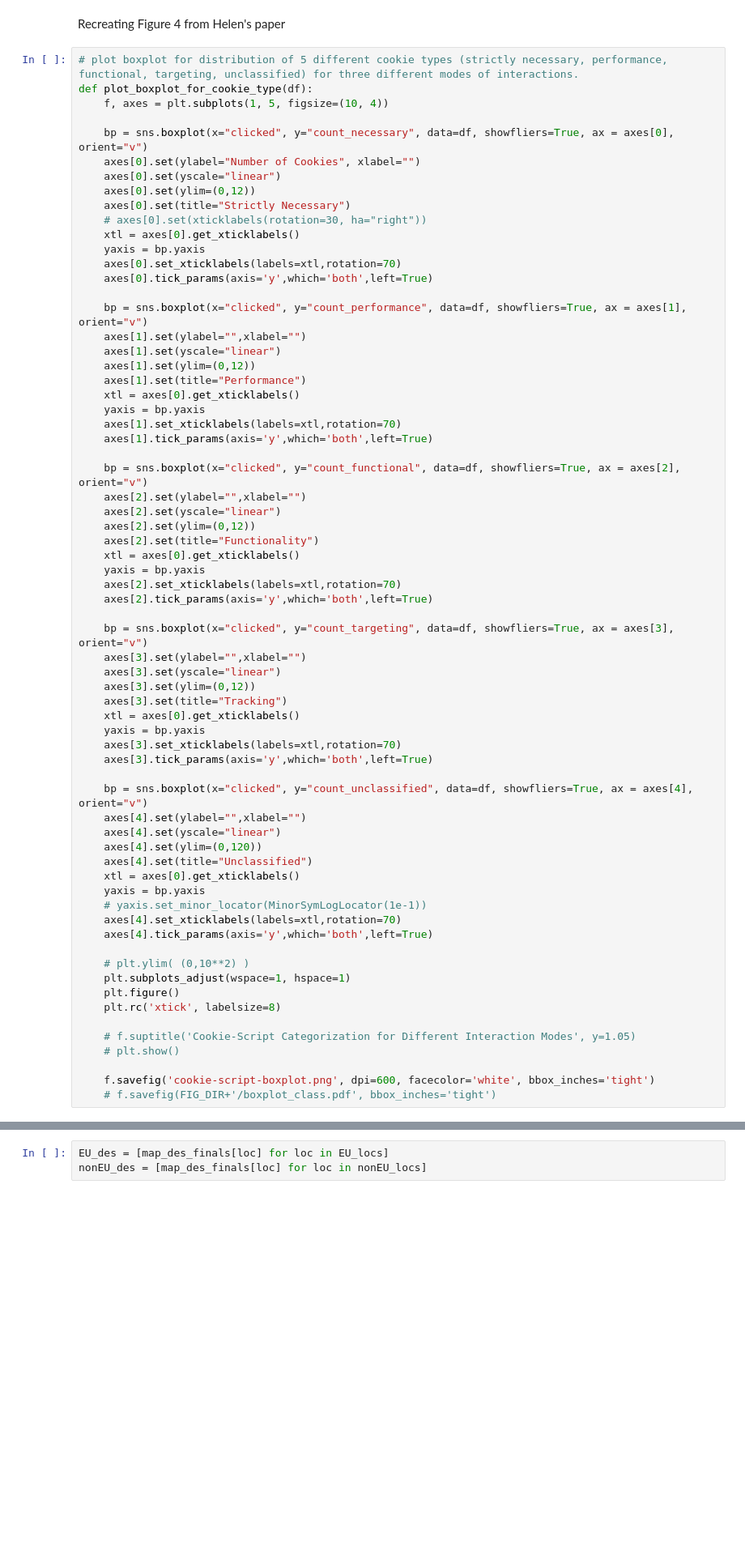
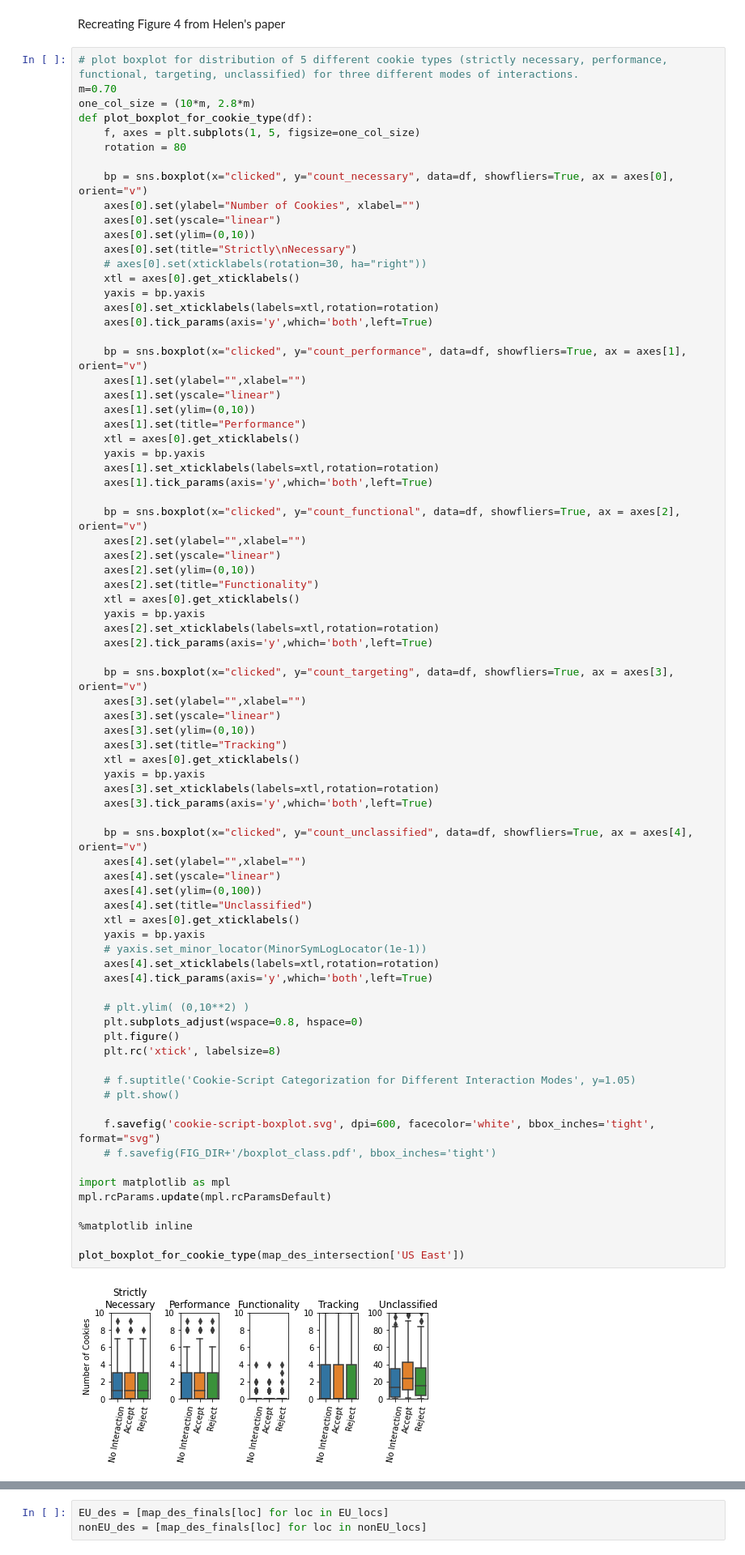
Before and after one commit to maxwellmlin/dataverse-files, a Jupyter notebook: reproducibility/analysis.ipynb, the cells around one changed output, grey strips where cells are left out. Shown at 81% size. Drawn from its saved outputs; the diff is of its cells as text; blank space fills up the shorter version.

```diff
--- a/reproducibility/analysis.ipynb
+++ b/reproducibility/analysis.ipynb
@@ -1142,68 +1137,80 @@ Error:
 Recreating Figure 4 from Helen's paper
 # %%
 # plot boxplot for distribution of 5 different cookie types (strictly necessary, performance, functional, targeting, unclassified) for three different modes of interactions.
+m=0.70
+one_col_size = (10*m, 2.8*m)
 def plot_boxplot_for_cookie_type(df):
-    f, axes = plt.subplots(1, 5, figsize=(10, 4))
+    f, axes = plt.subplots(1, 5, figsize=one_col_size)
+    rotation = 80
 
     bp = sns.boxplot(x="clicked", y="count_necessary", data=df, showfliers=True, ax = axes[0], orient="v")
     axes[0].set(ylabel="Number of Cookies", xlabel="")
     axes[0].set(yscale="linear")
-    axes[0].set(ylim=(0,12))
-    axes[0].set(title="Strictly Necessary")
+    axes[0].set(ylim=(0,10))
+    axes[0].set(title="Strictly\nNecessary")
     # axes[0].set(xticklabels(rotation=30, ha="right"))
     xtl = axes[0].get_xticklabels()
     yaxis = bp.yaxis
-    axes[0].set_xticklabels(labels=xtl,rotation=70)
+    axes[0].set_xticklabels(labels=xtl,rotation=rotation)
     axes[0].tick_params(axis='y',which='both',left=True)
 
     bp = sns.boxplot(x="clicked", y="count_performance", data=df, showfliers=True, ax = axes[1], orient="v")
     axes[1].set(ylabel="",xlabel="")
     axes[1].set(yscale="linear")
-    axes[1].set(ylim=(0,12))
+    axes[1].set(ylim=(0,10))
     axes[1].set(title="Performance")
     xtl = axes[0].get_xticklabels()
     yaxis = bp.yaxis
-    axes[1].set_xticklabels(labels=xtl,rotation=70)
+    axes[1].set_xticklabels(labels=xtl,rotation=rotation)
     axes[1].tick_params(axis='y',which='both',left=True)
 
     bp = sns.boxplot(x="clicked", y="count_functional", data=df, showfliers=True, ax = axes[2], orient="v")
     axes[2].set(ylabel="",xlabel="")
     axes[2].set(yscale="linear")
-    axes[2].set(ylim=(0,12))
+    axes[2].set(ylim=(0,10))
     axes[2].set(title="Functionality")
     xtl = axes[0].get_xticklabels()
     yaxis = bp.yaxis
-    axes[2].set_xticklabels(labels=xtl,rotation=70)
+    axes[2].set_xticklabels(labels=xtl,rotation=rotation)
     axes[2].tick_params(axis='y',which='both',left=True)
 
     bp = sns.boxplot(x="clicked", y="count_targeting", data=df, showfliers=True, ax = axes[3], orient="v")
     axes[3].set(ylabel="",xlabel="")
     axes[3].set(yscale="linear")
-    axes[3].set(ylim=(0,12))
+    axes[3].set(ylim=(0,10))
     axes[3].set(title="Tracking")
     xtl = axes[0].get_xticklabels()
     yaxis = bp.yaxis
-    axes[3].set_xticklabels(labels=xtl,rotation=70)
+    axes[3].set_xticklabels(labels=xtl,rotation=rotation)
     axes[3].tick_params(axis='y',which='both',left=True)
 
     bp = sns.boxplot(x="clicked", y="count_unclassified", data=df, showfliers=True, ax = axes[4], orient="v")
     axes[4].set(ylabel="",xlabel="")
     axes[4].set(yscale="linear")
-    axes[4].set(ylim=(0,120))
+    axes[4].set(ylim=(0,100))
     axes[4].set(title="Unclassified")
     xtl = axes[0].get_xticklabels()
     yaxis = bp.yaxis
     # yaxis.set_minor_locator(MinorSymLogLocator(1e-1))
-    axes[4].set_xticklabels(labels=xtl,rotation=70)
+    axes[4].set_xticklabels(labels=xtl,rotation=rotation)
     axes[4].tick_params(axis='y',which='both',left=True)
 
     # plt.ylim( (0,10**2) )
-    plt.subplots_adjust(wspace=1, hspace=1)
+    plt.subplots_adjust(wspace=0.8, hspace=0)
     plt.figure()
     plt.rc('xtick', labelsize=8)
 
     # f.suptitle('Cookie-Script Categorization for Different Interaction Modes', y=1.05)
     # plt.show()
 
-    f.savefig('cookie-script-boxplot.png', dpi=600, facecolor='white', bbox_inches='tight')
+    f.savefig('cookie-script-boxplot.svg', dpi=600, facecolor='white', bbox_inches='tight', format="svg")
     # f.savefig(FIG_DIR+'/boxplot_class.pdf', bbox_inches='tight')
+
+import matplotlib as mpl
+mpl.rcParams.update(mpl.rcParamsDefault)
+
+%matplotlib inline
+
+plot_boxplot_for_cookie_type(map_des_intersection['US East'])
+# %% [output]
+[figure, added]
```
Also changed, not shown: parts of 5 cells of this notebook, 2 other files.
